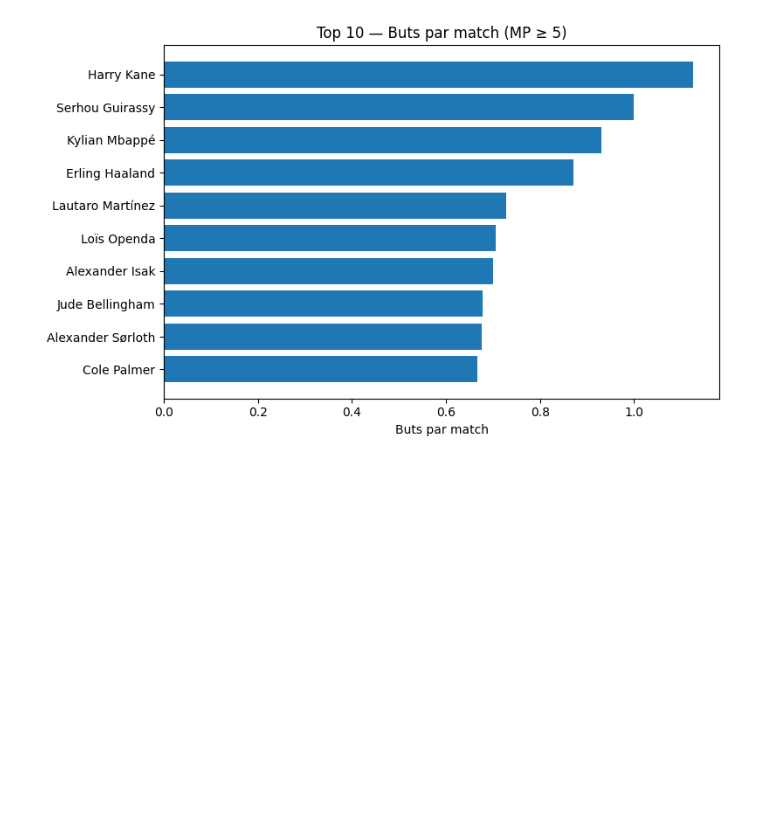
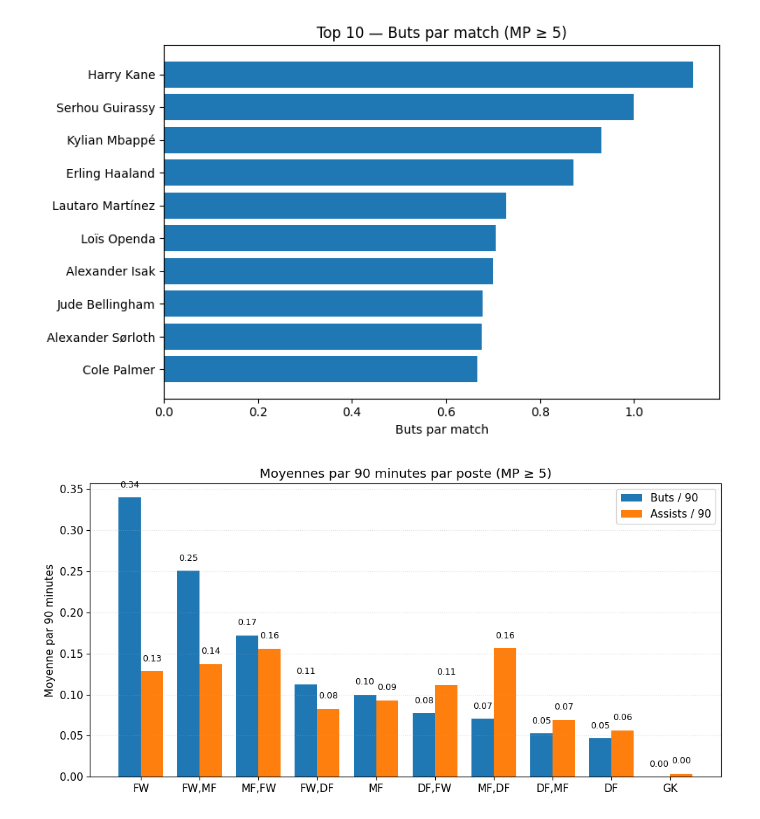
Before and after one commit to Hugoldt/SoccerStat, a Jupyter notebook: cleaningcsvfoot.ipynb, the cells around one changed output. Cells and saved outputs as stored; diff of their text form; code cells hidden in the pictures; blank space fills up the shorter version.

Commit message:
Ajoute 3 graphiques: per90 par poste, scatter xG~Gls, heatmap corrélations

```diff
--- a/cleaningcsvfoot.ipynb
+++ b/cleaningcsvfoot.ipynb
@@ -128,3 +126,48 @@ plt.tight_layout()
 plt.show()
 # %% [output]
 [figure]
+# %%
+# Barres groupées: moyennes Gls_90 et Ast_90 par poste (MP ≥ 5)
+import os
+import numpy as np
+import pandas as pd
+import matplotlib.pyplot as plt
+
+# Lecture
+df = pd.read_csv("top5playersclean.csv")
+
+# Filtre et agrégation
+data = df.loc[df["MP"] >= 5, ["Pos", "Gls_90", "Ast_90"]].dropna()
+means = data.groupby("Pos")[ ["Gls_90", "Ast_90"] ].mean().sort_values("Gls_90", ascending=False)
+
+# Ordre et positions des barres
+pos_order = means.index.tolist()
+x = np.arange(len(pos_order))
+width = 0.38
+
+plt.rcParams.update({"font.size": 11})
+fig, ax = plt.subplots(figsize=(10, 5))
+
+b1 = ax.bar(x - width/2, means["Gls_90"].values, width, label="Buts / 90")
+b2 = ax.bar(x + width/2, means["Ast_90"].values, width, label="Assists / 90")
+
+# Annotations sur les barres
+for bars in (b1, b2):
+    for bar in bars:
+        h = bar.get_height()
+        ax.text(bar.get_x() + bar.get_width()/2, h + 0.01, f"{h:.2f}", ha="center", va="bottom", fontsize=9)
+
+ax.set_xticks(x)
+ax.set_xticklabels(pos_order)
+ax.set_ylabel("Moyenne par 90 minutes")
+ax.set_title("Moyennes par 90 minutes par poste (MP ≥ 5)")
+ax.grid(axis="y", linestyle=":", alpha=0.4)
+ax.legend()
+fig.tight_layout()
+
+# Sauvegarde
+os.makedirs("./figs", exist_ok=True)
+fig.savefig("./figs/bar_per90_by_pos.png", dpi=150, bbox_inches="tight")
+plt.show()
+# %% [output]
+[figure, added]
```
Also changed, not shown: parts of 3 cells of this notebook.
